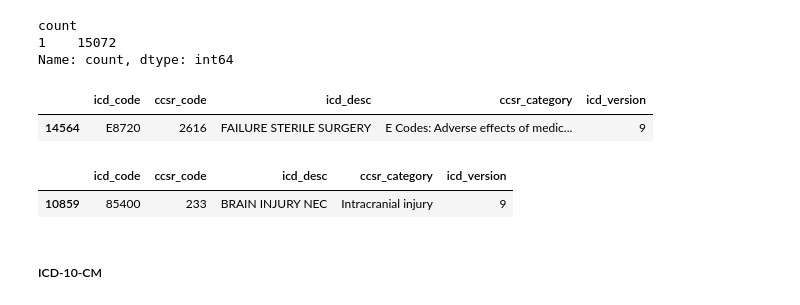
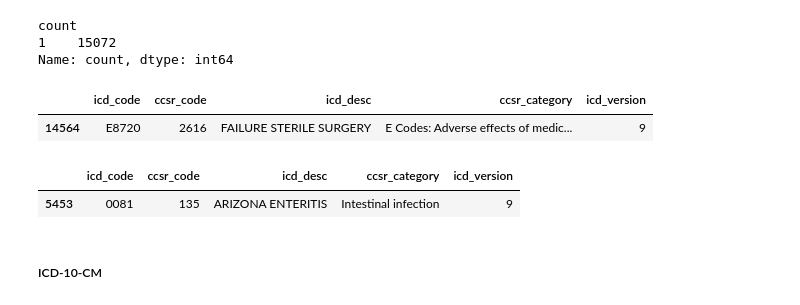
Before and after one commit to dhelkey/OpenInfant, a Jupyter notebook: process_icd.ipynb, the cells around one changed output. Saved outputs shown, nothing was run; the diff lists cells and outputs as text; code cells hidden in the pictures.

```diff
--- a/process_icd.ipynb
+++ b/process_icd.ipynb
@@ -66,12 +78,18 @@ import os
 import pickle
 import numpy as np
 import pandas as pd
-from IPython.display import display
+from IPython.display import display, HTML
 
 pd.set_option('display.max_rows', 500)
 
+from open_neo import PATH_DATA_ICD, computeInfo
+
+#Start compute timer and system memory information
+compute_info = computeInfo()
+compute_info.info()
+
 #Filenames and paths
-PATH_DATA = os.path.join('data','icd')
+PATH_DATA = PATH_DATA_ICD
 PATH_DATA_RAW = os.path.join(PATH_DATA,'raw')
 FILE_ICD9 = os.path.join(PATH_DATA_RAW,
                          'icd_9_ccsr_hhs.csv')
@@ -111,10 +135,10 @@ icd9[icd9.icd_code=='E8720']
 | 14564 | E8720 | 2616 | FAILURE STERILE SURGERY | E Codes: Adverse effects of medic... | 9 |
 # %%
 #Caution, some codes have leading 0's
-icd9[icd9.icd_code=='85400']
+icd9[icd9.icd_code=='0081']
 # %% [output]
 |  | icd_code | ccsr_code | icd_desc | ccsr_category | icd_version |
-| 10859 | 85400 | 233 | BRAIN INJURY NEC | Intracranial injury | 9 |
+| 5453 | 0081 | 135 | ARIZONA ENTERITIS | Intestinal infection | 9 |
 # %% [markdown]
 ##### ICD-10-CM
 # %%
```
Also changed, not shown: parts of 42 cells of this notebook, 22 other files.
